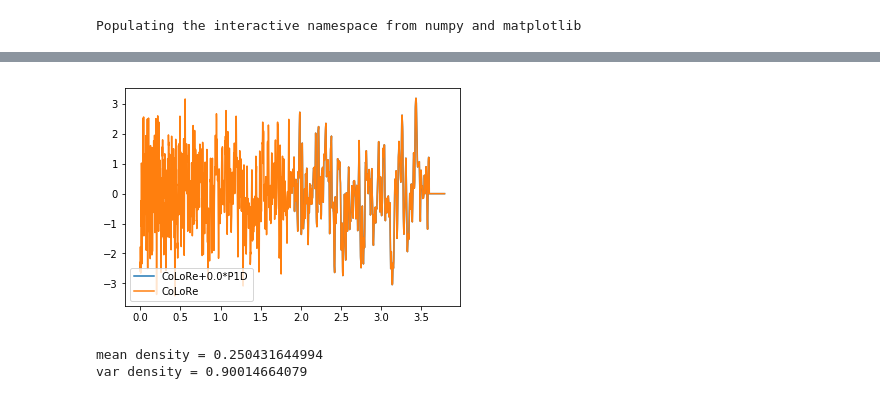
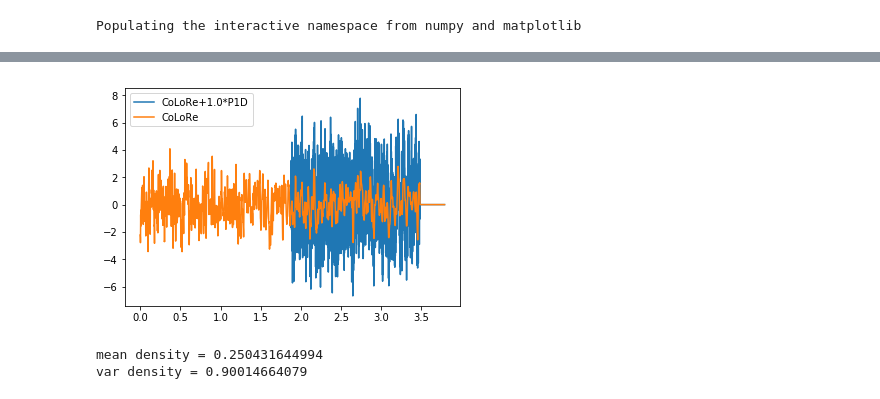
Before and after one commit to igmhub/LyaCoLoRe, a Jupyter notebook: example_scripts/colore_to_flux.ipynb, the cells around one changed output, grey strips where cells are left out. Cells and saved outputs as stored; diff of their text form; code cells hidden in the pictures.

```diff
--- a/example_scripts/colore_to_flux.ipynb
+++ b/example_scripts/colore_to_flux.ipynb
@@ -153,7 +155,7 @@ final_z=final_wave/lya-1.0
 Nl=len(final_wave)
 print('Number of cells in final skewers:',Nl)
 
-p1d_multiplier = 0.
+p1d_multiplier = 1.
 final_delta=np.zeros([Nq,Nl])
 for i in range(Nq):
     final_mask = final_wave < lya *(1+z_qso[i])
@@ -165,11 +167,11 @@ for i in range(Nq):
 Number of cells in final skewers: 23203
 # %%
-plt.plot(final_z,final_delta[0],label='CoLoRe+{}*P1D'.format(p1d_multiplier))
-plt.plot(z,delta_gauss[0],label='CoLoRe')
+plt.plot(final_z,final_delta[-1],label='CoLoRe+{}*P1D'.format(p1d_multiplier))
+plt.plot(z,delta_gauss[-1],label='CoLoRe')
 plt.legend()
 plt.show()
 # %% [output]
-[figure, old version]
+[figure, new version]
 # %%
 # from delta to flux
 density = mock_maker.get_density(extra_var+sig2,final_z,final_delta)
```
Also changed, not shown: parts of 7 cells of this notebook, 1 other file.
